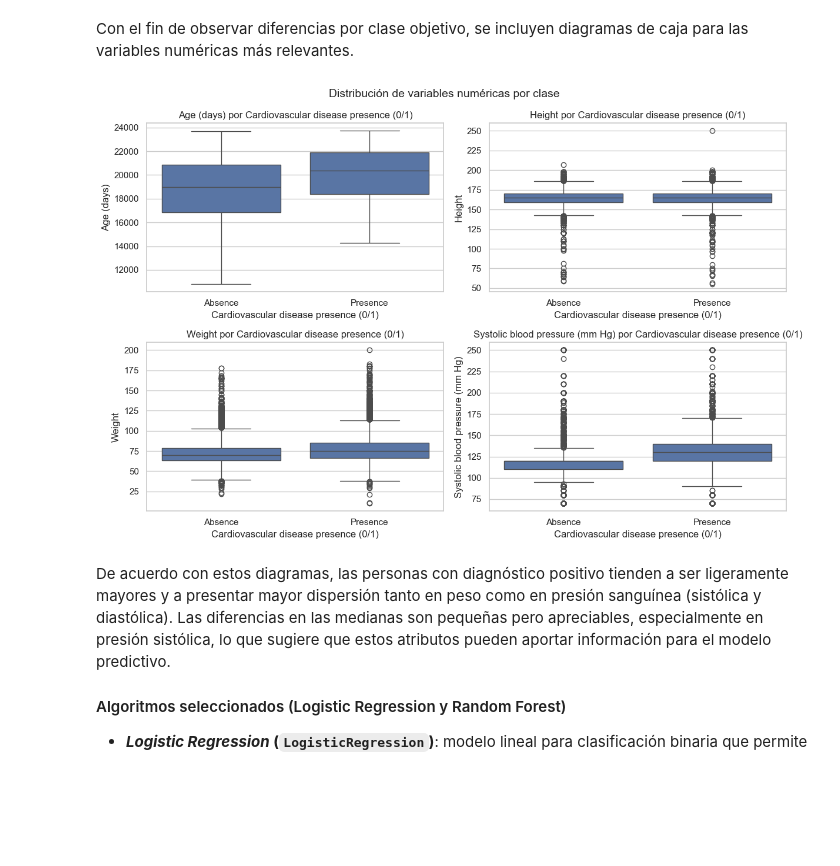
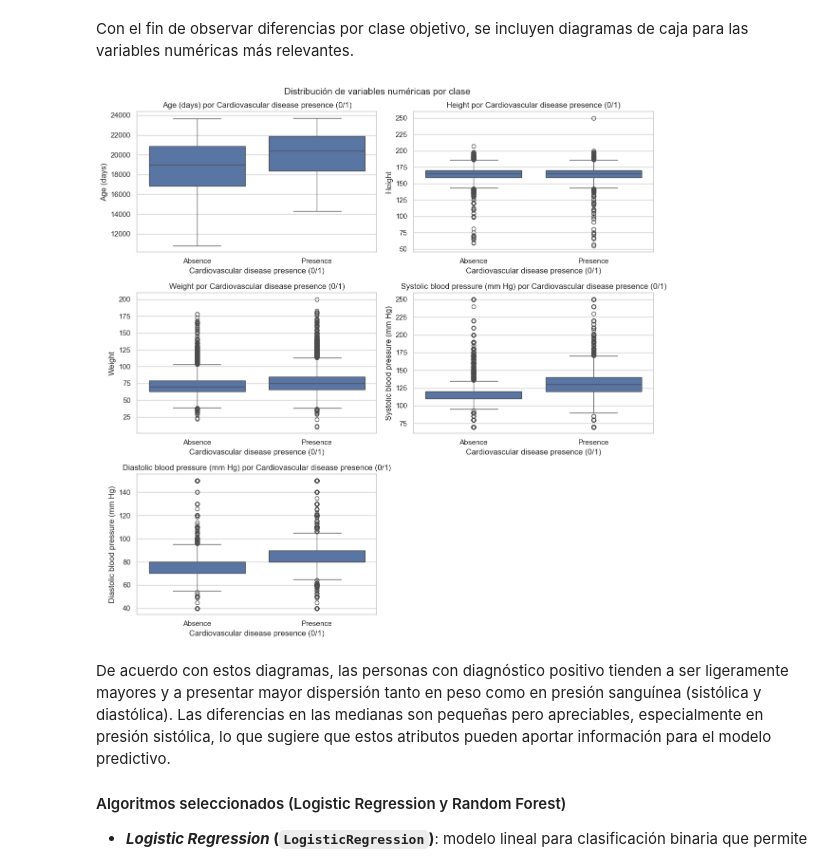
Before and after one commit to datwaft/aprendizaje_automatico, a Jupyter notebook: Trabajo_Corto_2/Trabajo_Corto_2.ipynb, the cells around one changed output. Saved outputs shown, nothing was run; the diff lists cells and outputs as text; code cells hidden in the pictures; blank space fills up the shorter version.

```diff
--- a/Trabajo_Corto_2/Trabajo_Corto_2.ipynb
+++ b/Trabajo_Corto_2/Trabajo_Corto_2.ipynb
@@ -895,24 +897,26 @@ plt.show()
 # %% [markdown]
 Con el fin de observar diferencias por clase objetivo, se incluyen diagramas de caja para las variables numéricas más relevantes.
 # %%
-fig, axes = plt.subplots(nrows=2, ncols=2, figsize=(12, 8))
+ncols = 2
+nrows = math.ceil(len(num_cols) / ncols)
+fig, axes = plt.subplots(nrows=nrows, ncols=ncols, figsize=(6 * ncols, 4 * nrows))
 
 for ax, col in zip(axes.flat, num_cols):
     sns.boxplot(x="cardio", y=col, data=df, ax=ax)
     ax.set_xlabel(column_labels["cardio"])
     ax.set_xticks([0, 1])
     ax.set_xticklabels(category_labels["cardio"])
     ax.set_ylabel(column_labels.get(col, col))
     ax.set_title(f"{column_labels.get(col, col)} por {column_labels['cardio']}")
 
 for ax in axes.flat[len(num_cols) :]:
     ax.remove()
 
 fig.suptitle("Distribución de variables numéricas por clase", fontsize=14)
 fig.tight_layout()
 plt.show()
 # %% [output]
-[figure, old version]
+[figure, new version]
 # %% [markdown]
 De acuerdo con estos diagramas, las personas con diagnóstico positivo tienden a ser ligeramente mayores y a presentar mayor dispersión tanto en peso como en presión sanguínea (sistólica y diastólica). Las diferencias en las medianas son pequeñas pero apreciables, especialmente en presión sistólica, lo que sugiere que estos atributos pueden aportar información para el modelo predictivo.
 
```
Also changed, not shown: parts of 3 cells of this notebook.
